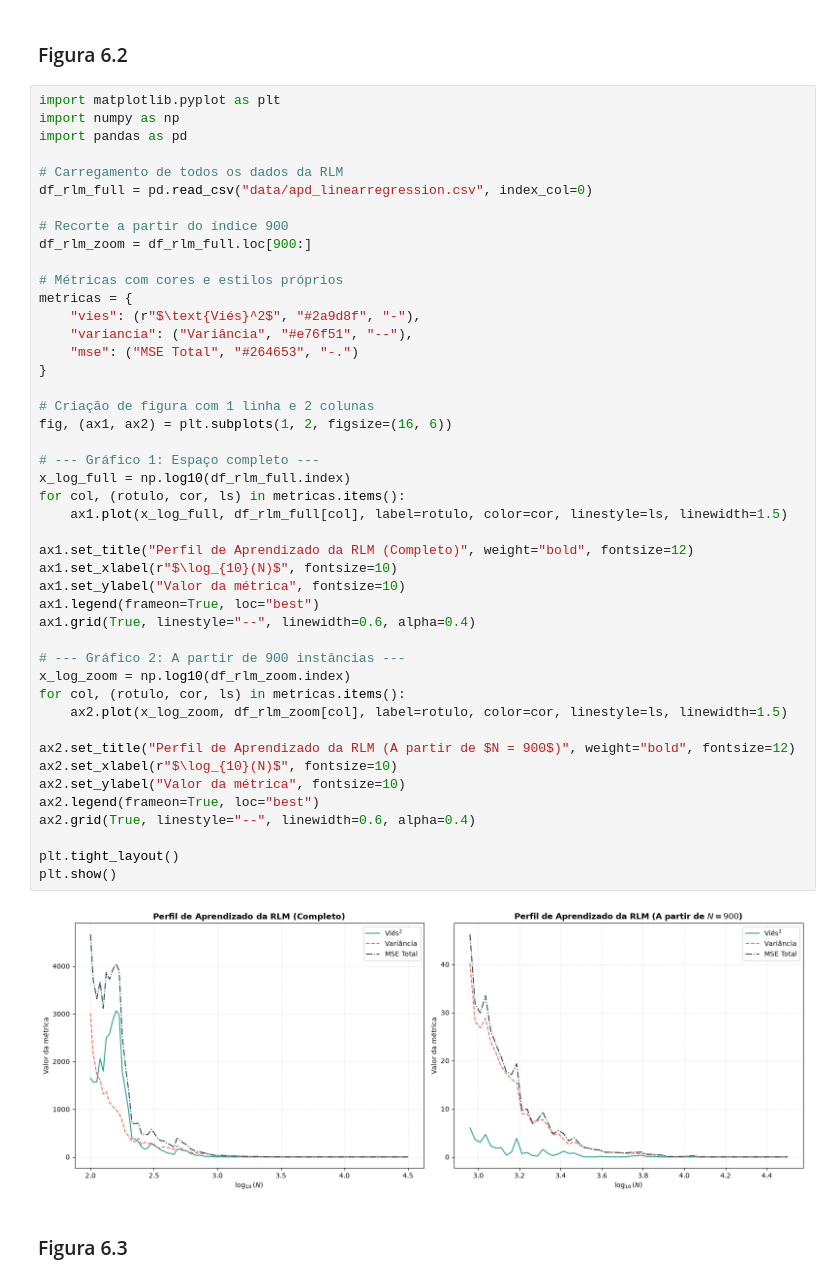
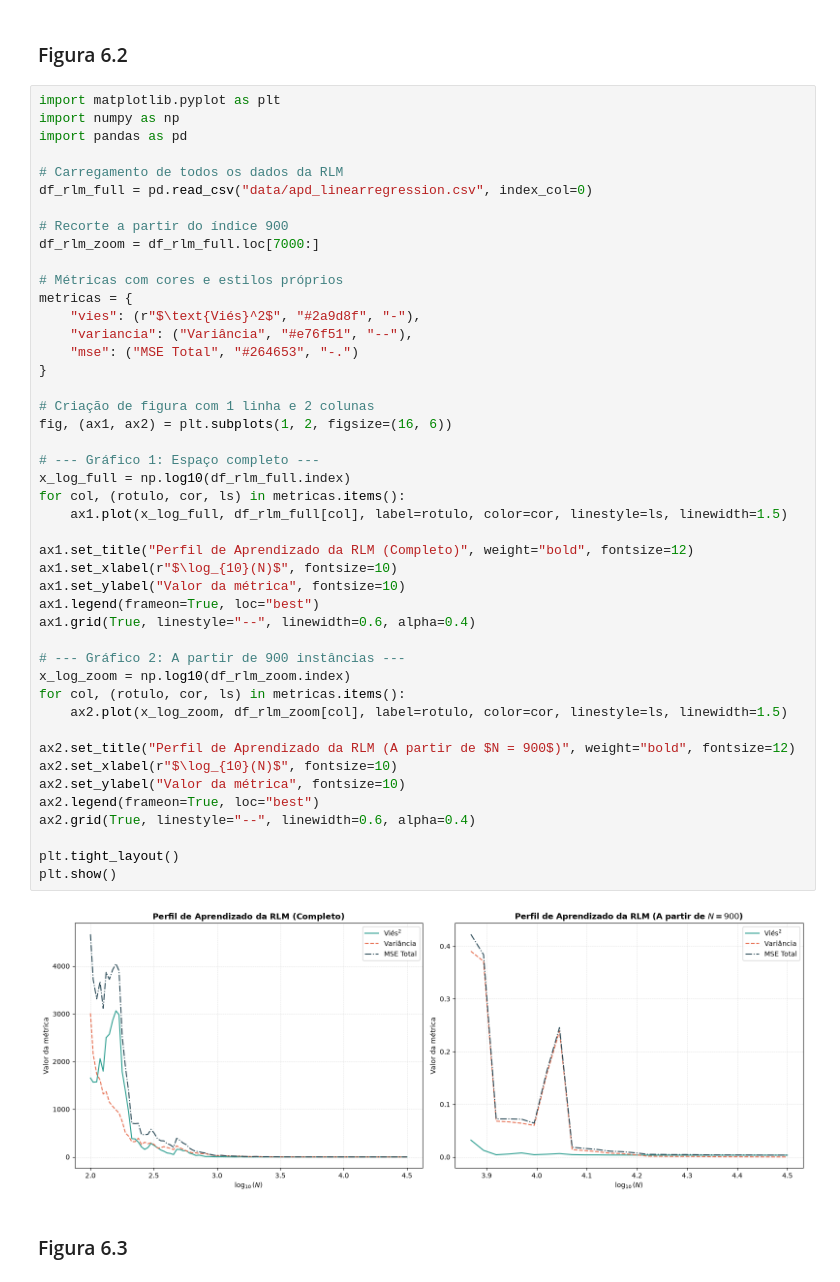
Before and after one commit to cg-oc/machine-learning, a Jupyter notebook: regularization_L1_L2.ipynb, the cells around one changed output. Cells and saved outputs as stored; diff of their text form.

```diff
--- a/regularization_L1_L2.ipynb
+++ b/regularization_L1_L2.ipynb
@@ -1791,7 +1795,7 @@ import pandas as pd
 df_rlm_full = pd.read_csv("data/apd_linearregression.csv", index_col=0)
 
 # Recorte a partir do índice 900
-df_rlm_zoom = df_rlm_full.loc[900:]
+df_rlm_zoom = df_rlm_full.loc[7000:]
 
 # Métricas com cores e estilos próprios
 metricas = {
@@ -1801,34 +1805,34 @@ metricas = {
 }
 
 # Criação de figura com 1 linha e 2 colunas
 fig, (ax1, ax2) = plt.subplots(1, 2, figsize=(16, 6))
 
 # --- Gráfico 1: Espaço completo ---
 x_log_full = np.log10(df_rlm_full.index)
 for col, (rotulo, cor, ls) in metricas.items():
     ax1.plot(x_log_full, df_rlm_full[col], label=rotulo, color=cor, linestyle=ls, linewidth=1.5)
 
 ax1.set_title("Perfil de Aprendizado da RLM (Completo)", weight="bold", fontsize=12)
 ax1.set_xlabel(r"$\log_{10}(N)$", fontsize=10)
 ax1.set_ylabel("Valor da métrica", fontsize=10)
 ax1.legend(frameon=True, loc="best")
 ax1.grid(True, linestyle="--", linewidth=0.6, alpha=0.4)
 
 # --- Gráfico 2: A partir de 900 instâncias ---
 x_log_zoom = np.log10(df_rlm_zoom.index)
 for col, (rotulo, cor, ls) in metricas.items():
     ax2.plot(x_log_zoom, df_rlm_zoom[col], label=rotulo, color=cor, linestyle=ls, linewidth=1.5)
 
 ax2.set_title("Perfil de Aprendizado da RLM (A partir de $N = 900$)", weight="bold", fontsize=12)
 ax2.set_xlabel(r"$\log_{10}(N)$", fontsize=10)
 ax2.set_ylabel("Valor da métrica", fontsize=10)
 ax2.legend(frameon=True, loc="best")
 ax2.grid(True, linestyle="--", linewidth=0.6, alpha=0.4)
 
 plt.tight_layout()
 plt.show()
 # %% [output]
-[figure, old version]
+[figure, new version]
 # %% [markdown]
 ### Figura 6.3
 # %%
```
Also changed, not shown: parts of 4 cells of this notebook.
